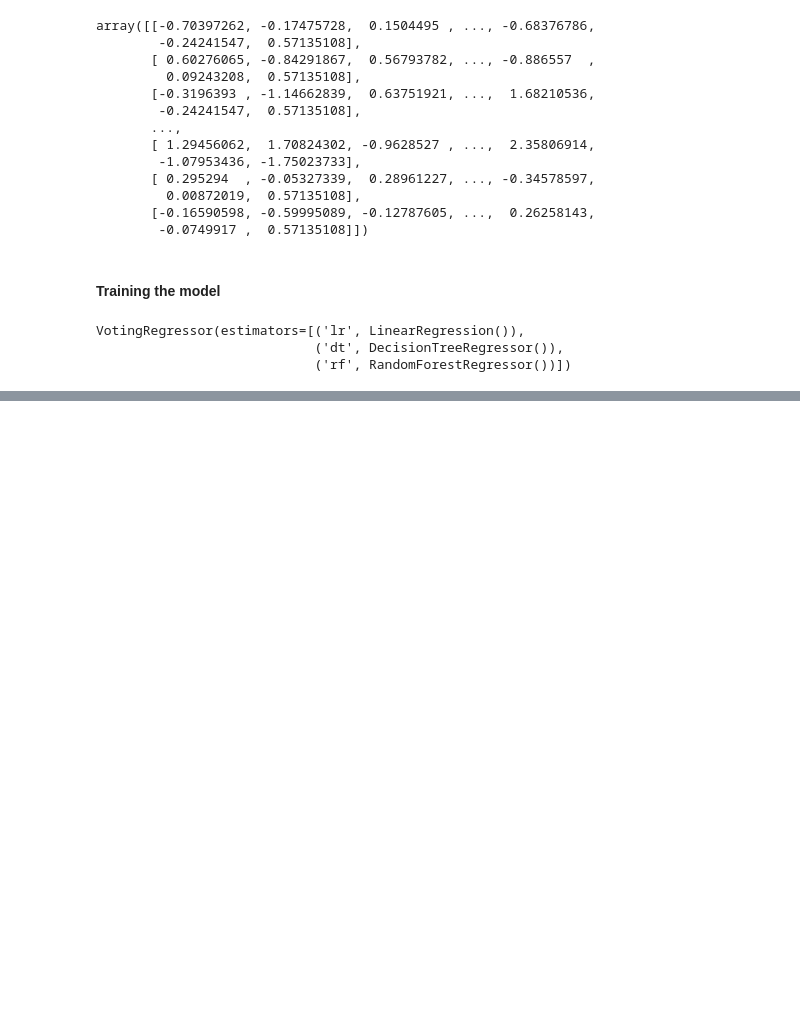
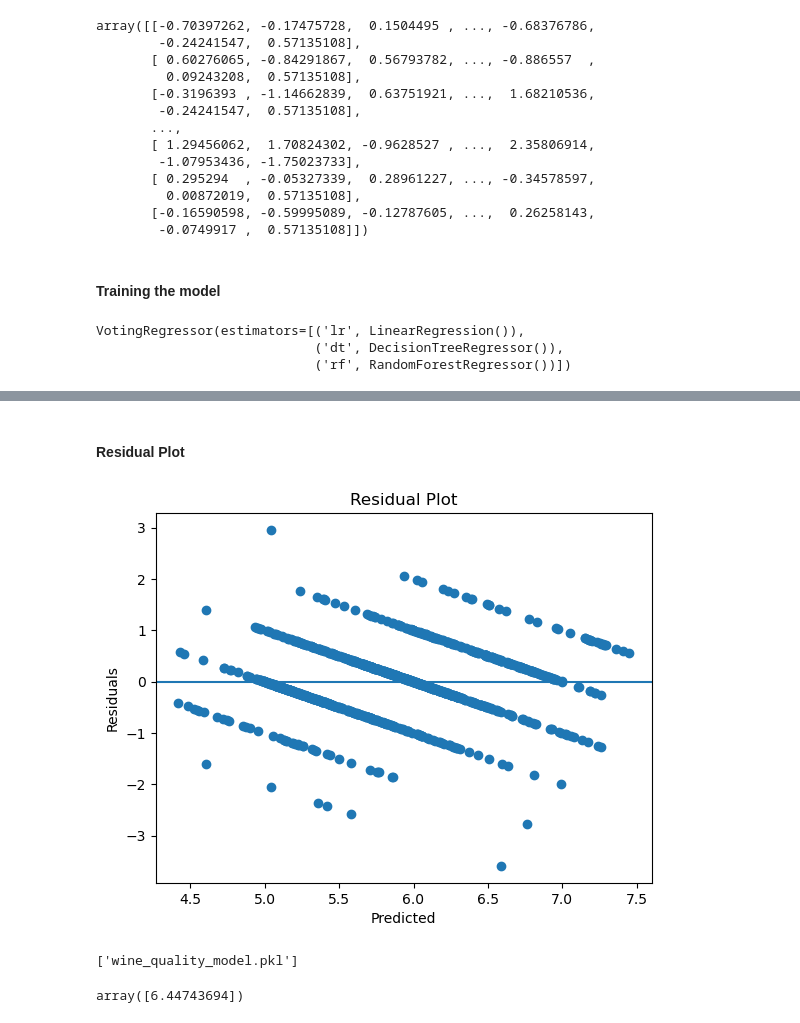
Before and after one commit to anuragsrivastava2851/Wine-Quality-Prediction, a Jupyter notebook: model_training.ipynb, the cells around one changed output, grey strips where cells are left out. Saved outputs shown, nothing was run; the diff lists cells and outputs as text; code cells hidden in the pictures; blank space fills up the shorter version.

```diff
--- a/model_training.ipynb
+++ b/model_training.ipynb
@@ -225,0 +305,22 @@ VotingRegressor(estimators=[('lr', LinearRegression()),
+# %% [markdown]
+#### Residual Plot
+# %%
+residuals = y_test - y_pred
+
+plt.scatter(y_pred, residuals)
+plt.axhline(y=0)
+plt.xlabel("Predicted")
+plt.ylabel("Residuals")
+plt.title("Residual Plot")
+plt.show()
+# %% [output]
+[figure, added]
+# %%
+joblib.dump(voting_model, "wine_quality_model.pkl")
+# %% [output]
+['wine_quality_model.pkl']
+# %%
+sample = [[7.4,0.70,0.00,1.9,0.076,11,34,0.9978,3.51,0.56,9.4,0]]
+voting_model.predict(sample)
+# %% [output]
+array([6.44743694])
```
Also changed, not shown: parts of 11 cells of this notebook, 2 other files.
